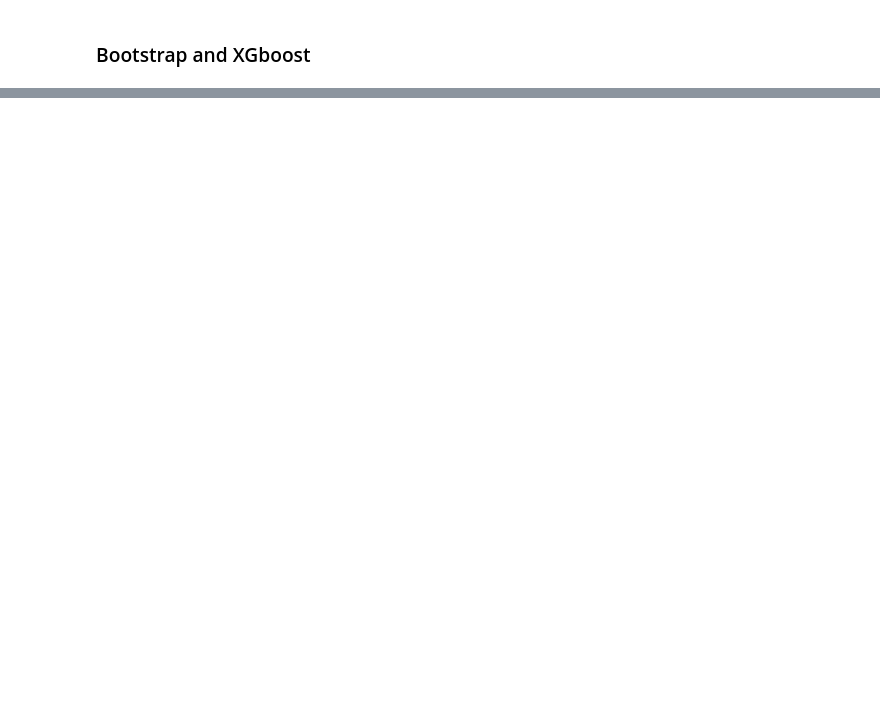
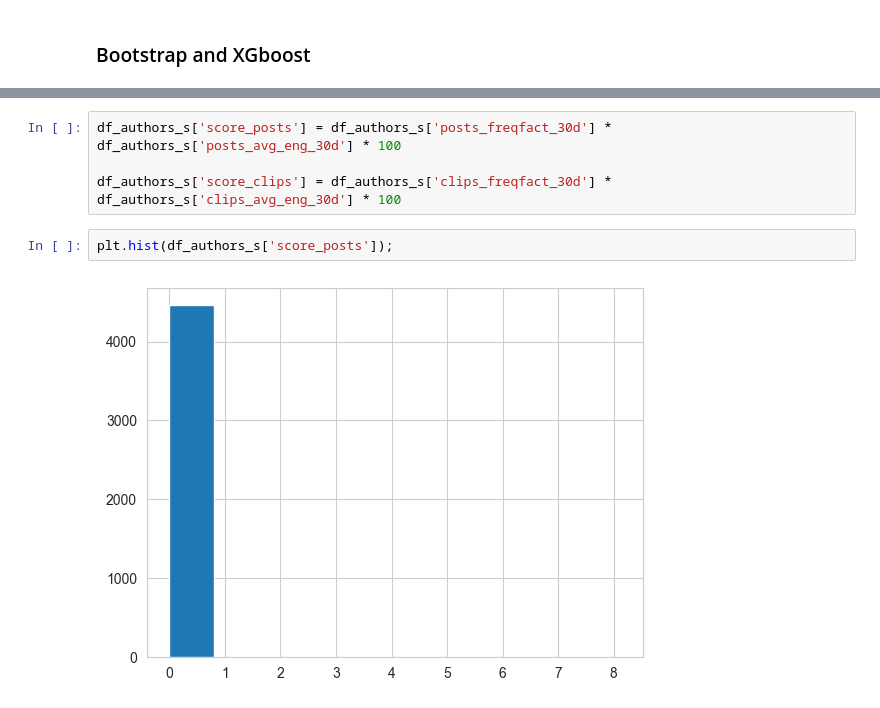
Before and after one commit to alphainthecap/Case_VK_2025, a Jupyter notebook: notebooks/code.ipynb, the cells around one changed output, grey strips where cells are left out. Drawn from its saved outputs; the diff is of its cells as text; blank space fills up the shorter version.

```diff
--- a/notebooks/code.ipynb
+++ b/notebooks/code.ipynb
@@ -426,0 +690,8 @@ Model training complete. Test Set RMSE: 0.000784
+# %%
+df_authors_s['score_posts'] = df_authors_s['posts_freqfact_30d'] * df_authors_s['posts_avg_eng_30d'] * 100
+
+df_authors_s['score_clips'] = df_authors_s['clips_freqfact_30d'] * df_authors_s['clips_avg_eng_30d'] * 100
+# %%
+plt.hist(df_authors_s['score_posts']);
+# %% [output]
+[figure, added]
```
Also changed, not shown: parts of 72 cells of this notebook, 4 other files.
